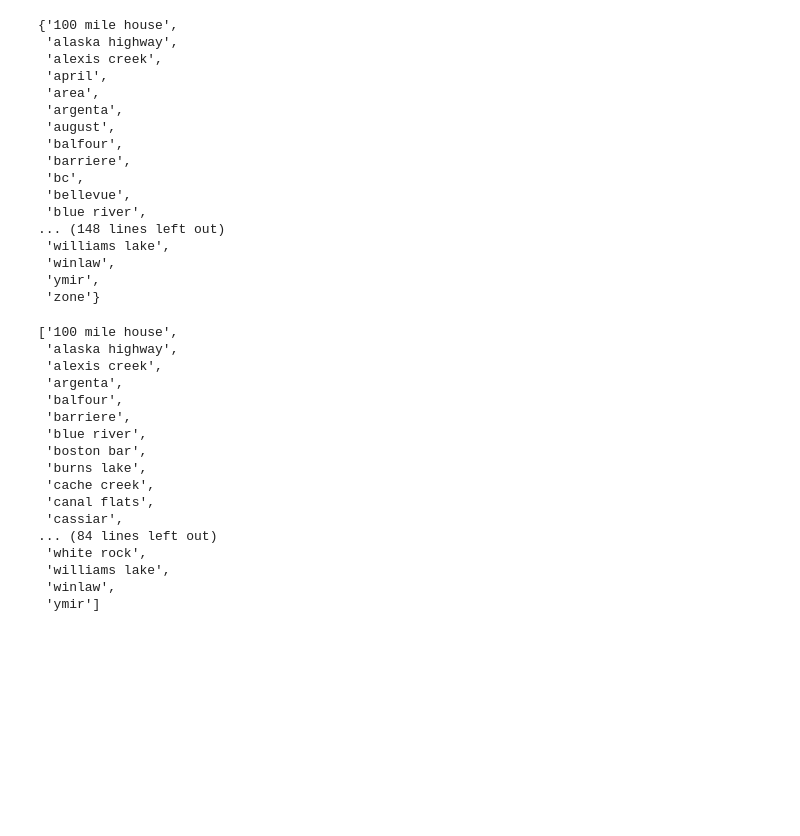
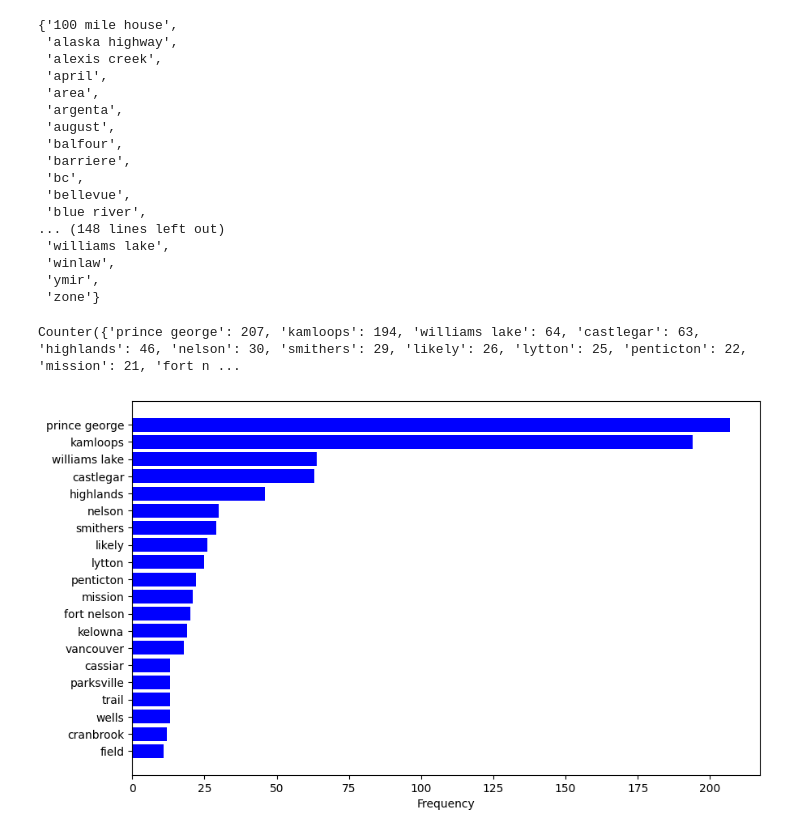
Before and after one commit to arvandiii/Thesis-Project, a Jupyter notebook: reddit/news/news.ipynb, the cells around one changed output. Cells and saved outputs as stored; diff of their text form; code cells hidden in the pictures; blank space fills up the shorter version.

```diff
--- a/reddit/news/news.ipynb
+++ b/reddit/news/news.ipynb
@@ -638,23 +637,25 @@ all_keywords
  'winlaw',
  'ymir',
  'zone'}
-# %%
-impacted_entities
-# %% [output]
-['100 mile house',
- 'alaska highway',
- 'alexis creek',
- 'argenta',
- 'balfour',
- 'barriere',
- 'blue river',
- 'boston bar',
- 'burns lake',
- 'cache creek',
- 'canal flats',
- 'cassiar',
-... (84 lines left out)
- 'white rock',
- 'williams lake',
- 'winlaw',
- 'ymir']
+# %%
+from collections import Counter
+
+region_occurrences = Counter()
+
+for impacted_entity in impacted_entities:
+    region_occurrences[impacted_entity] = bc_news.lower().count(impacted_entity)
+
+print(region_occurrences)
+
+sorted_occurrences = sorted(region_occurrences.items(), key=lambda x: x[1], reverse=True)[:20]
+
+labels, values = zip(*sorted_occurrences)
+
+plt.figure(figsize=(10, 6))
+plt.barh(labels, values, color='blue')
+plt.xlabel('Frequency')
+plt.gca().invert_yaxis()
+plt.show()
+# %% [output]
+Counter({'prince george': 207, 'kamloops': 194, 'williams lake': 64, 'castlegar': 63, 'highlands': 46, 'nelson': 30, 'smithers': 29, 'likely': 26, 'lytton': 25, 'penticton': 22, 'mission': 21, 'fort n ...
+[figure, added]
```
Also changed, not shown: parts of 8 cells of this notebook, 1 other file.
